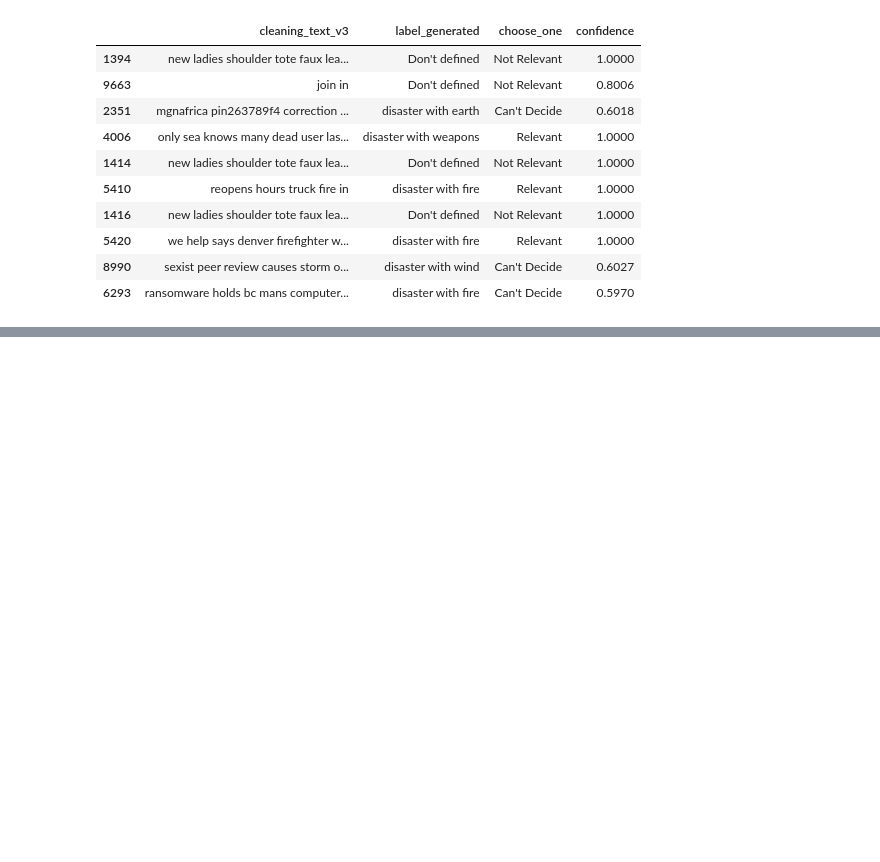
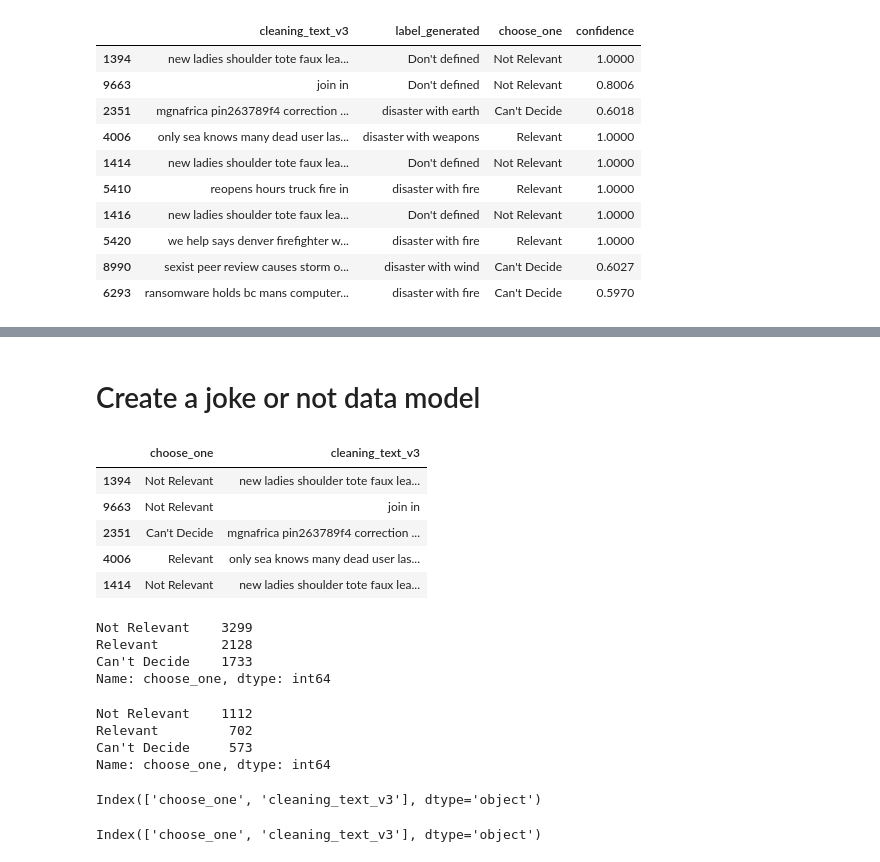
Before and after one commit to CarlosChicata/data_world_portfolio, a Jupyter notebook: Projects/POC/AWS_Ingesting_disaster_tweets_in_real_time/process_scripts/Assign_better_label_to_dataset.ipynb, the cells around one changed output, grey strips where cells are left out. Drawn from its saved outputs; the diff is of its cells as text; code cells hidden in the pictures; blank space fills up the shorter version.

```diff
--- a/Projects/POC/AWS_Ingesting_disaster_tweets_in_real_time/process_scripts/Assign_better_label_to_dataset.ipynb
+++ b/Projects/POC/AWS_Ingesting_disaster_tweets_in_real_time/process_scripts/Assign_better_label_to_dataset.ipynb
@@ -792,0 +799,12 @@ train_cleaning_db_df.to_csv("/train_cleaning_database.csv")
+# %% [markdown]
+# Create a joke or not data model
+# %%
+joke_or_not_cleaning_db_df = cleaning_disaster_db_df[["choose_one", "cleaning_text_v3"]]
+joke_or_not_cleaning_db_df.head(5)
+# %% [output]
+|  | choose_one | cleaning_text_v3 |
+| 1394 | Not Relevant | new ladies shoulder tote faux lea... |
+| 9663 | Not Relevant | join in |
+| 2351 | Can't Decide | mgnafrica pin263789f4 correction ... |
+| 4006 | Relevant | only sea knows many dead user las... |
+| 1414 | Not Relevant | new ladies shoulder tote faux lea... |
@@ -792,0 +813,22 @@ train_cleaning_db_df.to_csv("/train_cleaning_database.csv")
+# %%
+train_cleaning_db_df["choose_one"].value_counts()
+# %% [output]
+Not Relevant    3299
+Relevant        2128
+Can't Decide    1733
+Name: choose_one, dtype: int64
+# %%
+test_cleaning_db_df["choose_one"].value_counts()
+# %% [output]
+Not Relevant    1112
+Relevant         702
+Can't Decide     573
+Name: choose_one, dtype: int64
+# %%
+print(train_cleaning_db_df.columns)
+# %% [output]
+Index(['choose_one', 'cleaning_text_v3'], dtype='object')
+# %%
+print(test_cleaning_db_df.columns)
+# %% [output]
+Index(['choose_one', 'cleaning_text_v3'], dtype='object')
```
Also changed, not shown: parts of 14 cells of this notebook.
